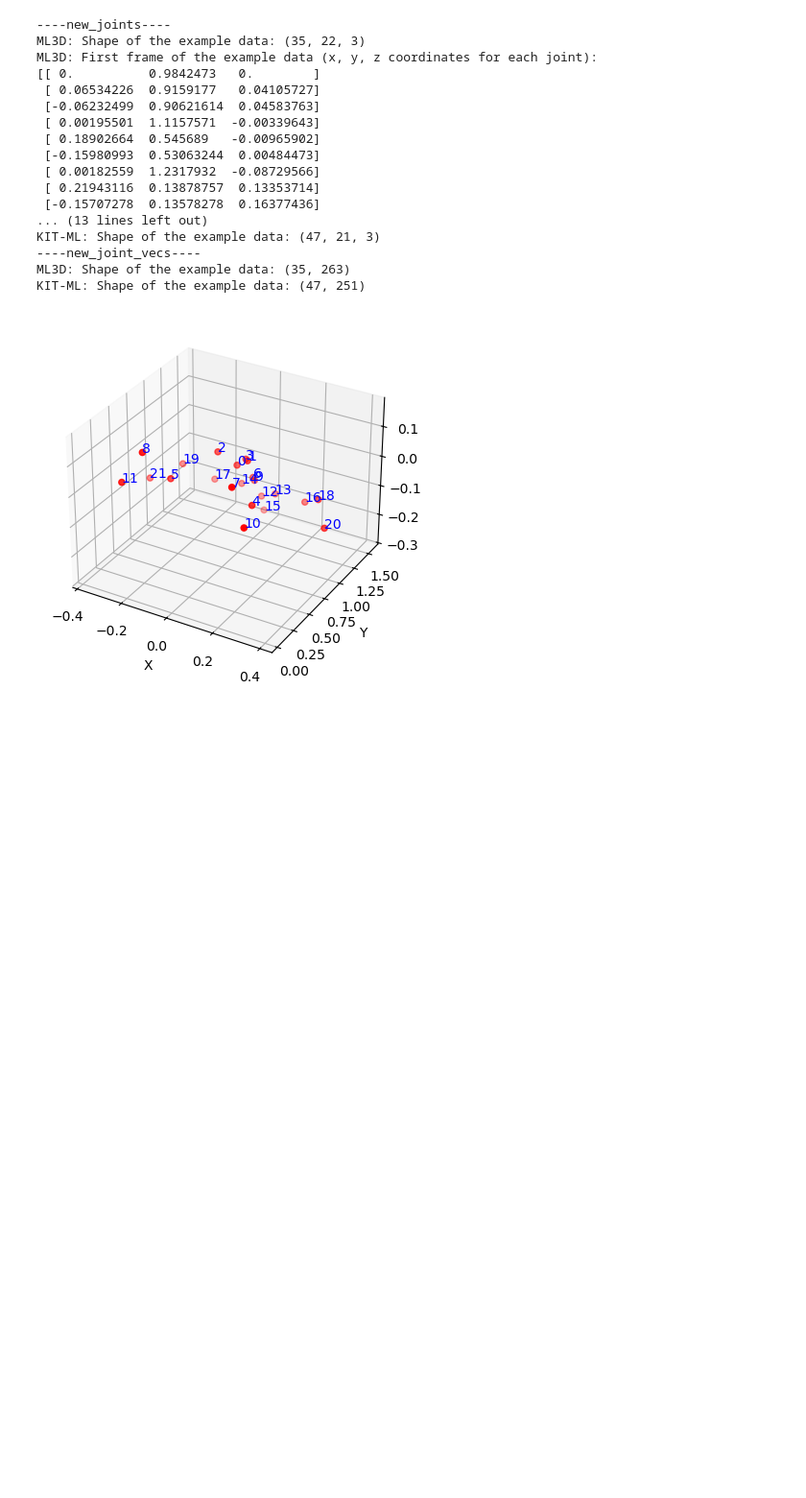
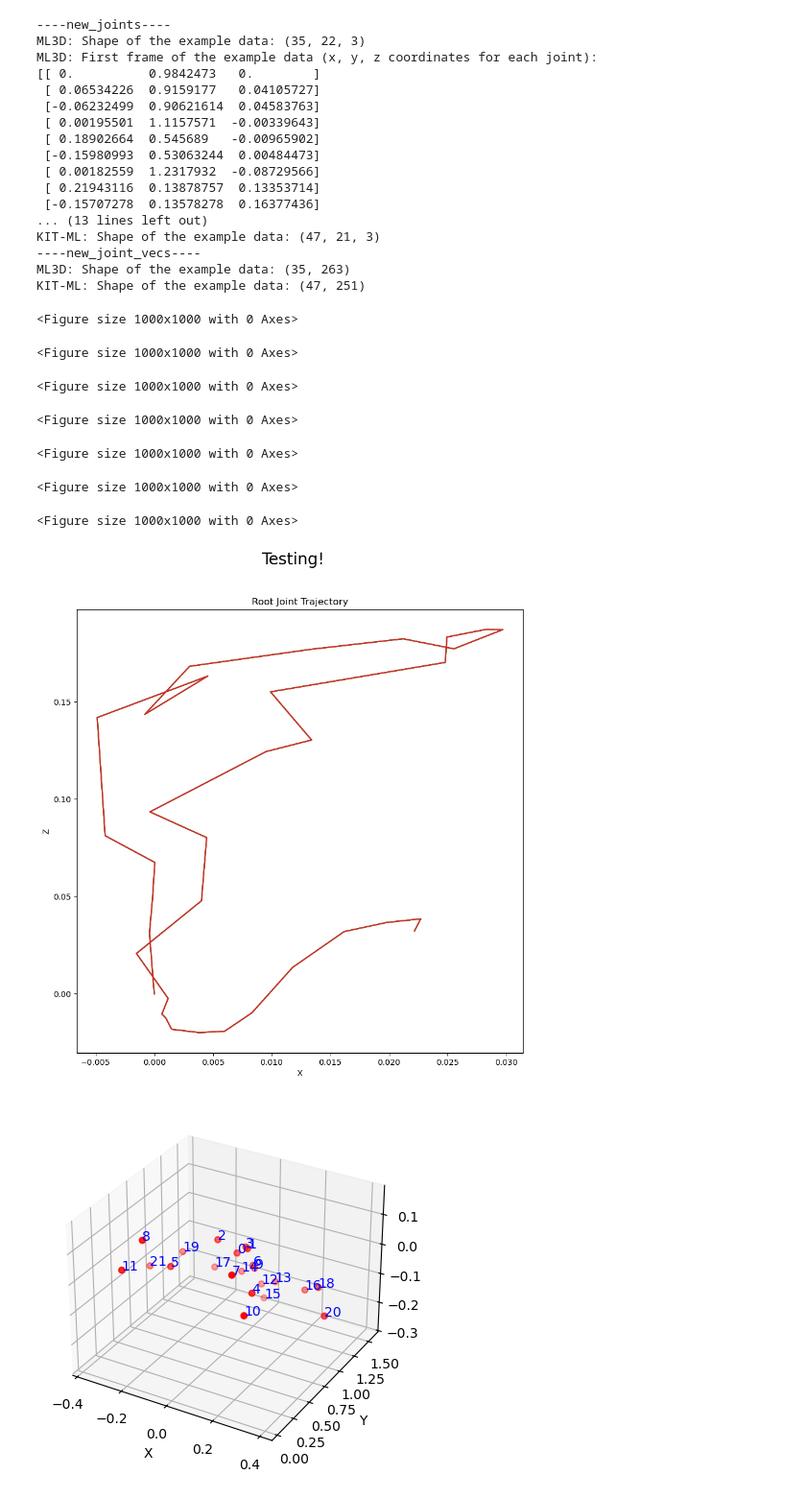
Before and after one commit to kerwin145/ttt-diffuse, a Jupyter notebook: explore.ipynb, the cells around one changed output. Shown at 96% size. Saved outputs shown, nothing was run; the diff lists cells and outputs as text; code cells hidden in the pictures; blank space fills up the shorter version.

Commit message:
working on integrating trajectory conditioning

```diff
--- a/explore.ipynb
+++ b/explore.ipynb
@@ -7,7 +7,7 @@ data_dir_ml3d = '..\\HumanML3D'
 data_dir_kit = '..\\KIT-ML'
 
 # Load an example file
-example_id_ml3d = "000001"
+example_id_ml3d = "000002"
 example_id_kit = "00001"
 
 print("----new_joints----")
@@ -45,6 +45,40 @@ KIT-ML: Shape of the example data: (47, 21, 3)
 ----new_joint_vecs----
 ML3D: Shape of the example data: (35, 263)
 KIT-ML: Shape of the example data: (47, 251)
+# %%
+import numpy as np
+import matplotlib.pyplot as plt
+from matplotlib.animation import FuncAnimation
+from mpl_toolkits.mplot3d import Axes3D
+from utils.motion_process import recover_from_ric
+import torch
+from utils.plot_script import plot_3d_motion
+from utils.utils import motion_temporal_filter
+%matplotlib inline
+
+joints_num = 22
+kinematic_chain_ml3d = [[0, 2, 5, 8, 11], [0, 1, 4, 7, 10], [0, 3, 6, 9, 12, 15], [9, 14, 17, 19, 21], [9, 13, 16, 18, 20]]
+# print(example_data_ml3d[0:5])
+
+joint = recover_from_ric(torch.from_numpy(example_data_ml3d_vecs).float(), joints_num).numpy()
+trajectory = joint[:, 0, :]
+# print(trajectory)
+plt.plot(trajectory[:, 0], trajectory[:, 2])  # Plot X-Z movement
+plt.xlabel('X')
+plt.ylabel('Z')
+plt.title('Root Joint Trajectory')
+plt.show()
+# joint = motion_temporal_filter(joint, sigma=1)
+# plot_3d_motion("test_ani.mp4", kinematic_chain, joint, title="Testing!", fps=20)
+# %% [output]
+<Figure size 1000x1000 with 0 Axes>
+<Figure size 1000x1000 with 0 Axes>
+<Figure size 1000x1000 with 0 Axes>
+<Figure size 1000x1000 with 0 Axes>
+<Figure size 1000x1000 with 0 Axes>
+<Figure size 1000x1000 with 0 Axes>
+<Figure size 1000x1000 with 0 Axes>
+[figure, added]
 # %%
 import matplotlib.pyplot as plt
 from mpl_toolkits.mplot3d import Axes3D
```
Also changed, not shown: 8 other files.
